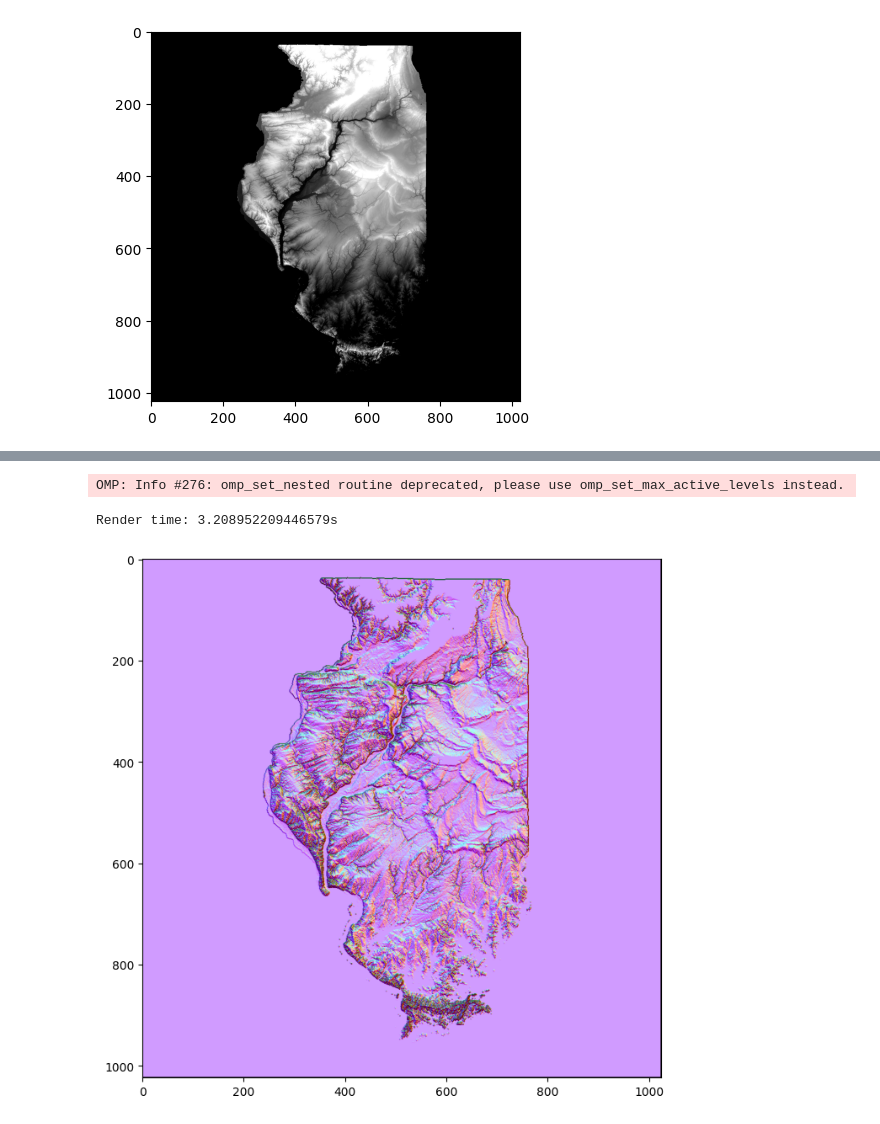
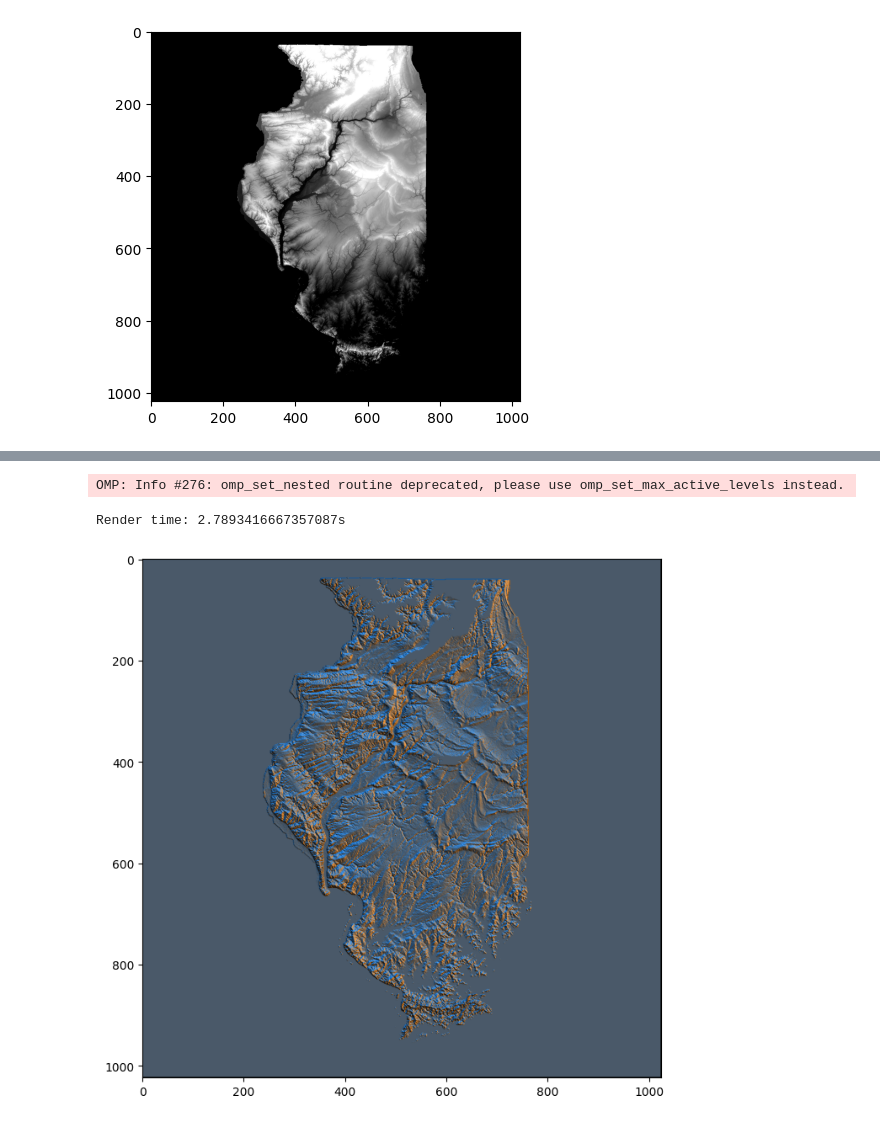
Before and after one commit to GalMunGral/shortcut-to-graphics, a Jupyter notebook: 3D-hands-on.ipynb, the cells around one changed output, grey strips where cells are left out. Cells and saved outputs as stored; diff of their text form; code cells hidden in the pictures.

```diff
--- a/3D-hands-on.ipynb
+++ b/3D-hands-on.ipynb
@@ -40,11 +45,8 @@ $$I = K_{a} + K_{d}\ \vec{l} \cdot \vec{n} + K_{s}\ (\vec{r} \cdot \vec{v})^r$$
 # %%
-from numba import njit, prange
-import numpy as np
-
 @njit
-def light(phi, theta):
+def light(theta, psi):
     return np.array([
-        np.cos(np.radians(phi)) * np.cos(np.radians(theta)),
-        np.cos(np.radians(phi)) * np.sin(np.radians(theta)),
-        np.sin(np.radians(phi))
+        np.cos(np.radians(theta)) * np.cos(np.radians(psi)),
+        np.cos(np.radians(theta)) * np.sin(np.radians(psi)),
+        np.sin(np.radians(theta))
     ])
@@ -89,26 +77,51 @@ def render_pixel(out, dem, i, j, exaggeration, theta, phi, k_a, k_d, k_s):
+# %%
+@njit
+def shade_pixel(out, dem, i, j, exaggeration, theta, psi, k_a, k_d, k_s):
+    ambient = k_a * np.array([1,1,1])
+    pixel = ambient
+
+    v = np.array([0.0, 0.0, 1.0])
+
+    n = np.array([
+        exaggeration * (dem[i][j - 1] - dem[i][j + 1]), # -df/dx
+        exaggeration * (dem[i + 1][j] - dem[i - 1][j]), # -df/dy
+        4
+    ])
+    n /= np.linalg.norm(n)
+
+    # Experiment with this
+    lights = [
+        (light(theta, psi), np.array([1, 0.5, 0])),
+        (light(theta + 10, psi + 100), np.array([0, 0.5, 1]))
+    ]
+
+    for l, c in lights:
+        pixel += accumulate(n, v, l, c, k_d, k_s)
+
+    return pixel
 # %%
 @njit(parallel=True)
-def render(dem, exaggeration=30, theta=0, phi=30, k_a=0.2, k_d=0.5, k_s=0.5):
+def render(dem, exaggeration, theta, psi, k_a, k_d, k_s):
     H, W = dem.shape
     out = np.zeros((H, W, 3))
     for i in prange(1, H - 1):
         for j in prange(1, W - 1):
-            out[i, j] = render_pixel(out, dem, i, j, exaggeration, theta, phi, k_a, k_d, k_s)
+            out[i, j] = shade_pixel(out, dem, i, j, exaggeration, theta, psi, k_a, k_d, k_s)
     return out.clip(0, 1)
 # %%
 from timeit import default_timer as timer
 from ipywidgets import interact, interactive
 
-def draw(exaggeration=30, theta=0, phi=30, k_a=0.2, k_d=0.5, k_s=0.5):
+def draw(exaggeration=20, theta=20, psi=0, k_a=0.1, k_d=0.5, k_s=0.5):
     start = timer()
-    out = render(dem, exaggeration, theta, phi, k_a, k_d, k_s)
+    out = render(dem, exaggeration, theta, psi, k_a, k_d, k_s)
     end = timer()
     print(f'Render time: {end - start}s', end='\r')
     plt.figure('naive', figsize=(8,8))
     plt.imshow(out)
 
 draw()
 # %% [output]
 OMP: Info #276: omp_set_nested routine deprecated, please use omp_set_max_active_levels instead.
-Render time: 3.208952209446579s
+Render time: 2.7893416667357087s
-[figure, old version]
+[figure, new version]
```
Also changed, not shown: parts of 10 cells of this notebook.
